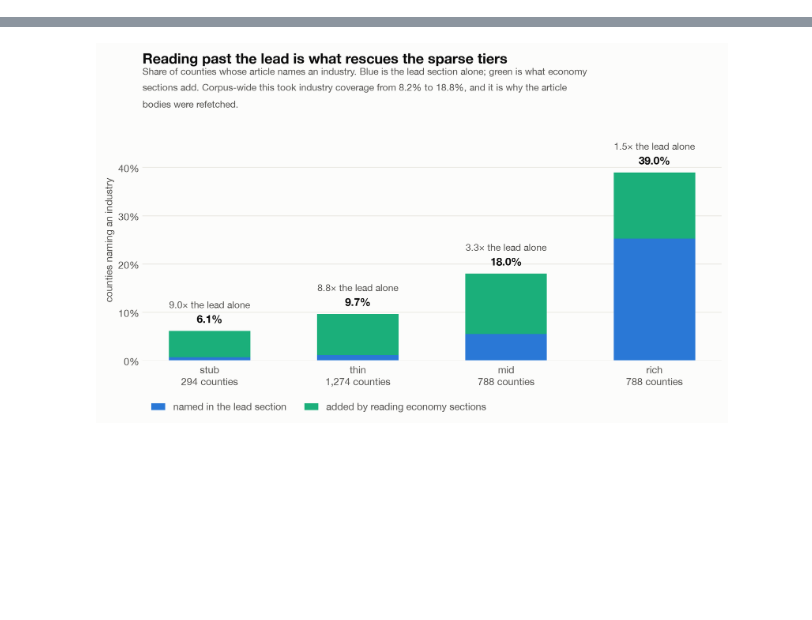
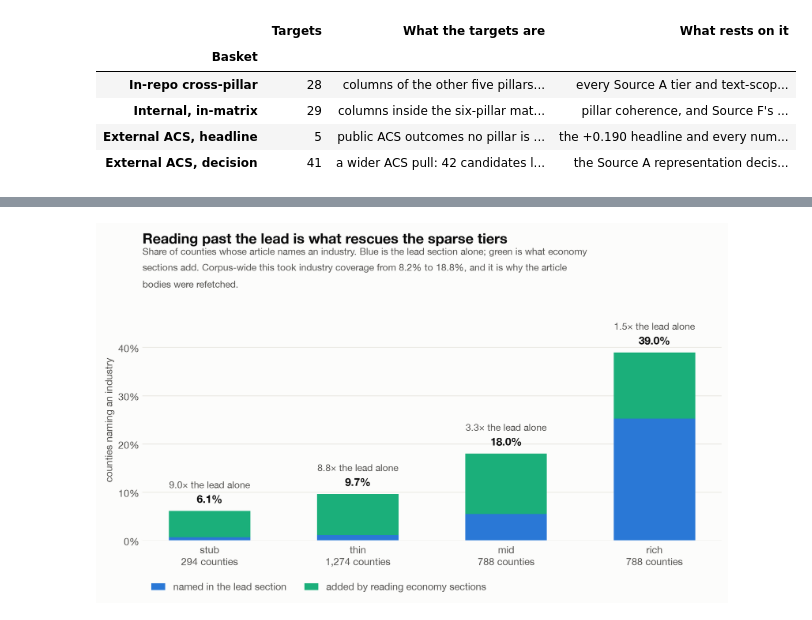
Before and after one commit to Max-Garcia-06/macro_embeddings, a Jupyter notebook: analysis-output/E_macro_pillar_worth_2026-08-13.ipynb, the cells around one changed output, grey strips where cells are left out. Drawn from its saved outputs; the diff is of its cells as text; code cells hidden in the pictures; blank space fills up the shorter version.

```diff
--- a/analysis-output/E_macro_pillar_worth_2026-08-13.ipynb
+++ b/analysis-output/E_macro_pillar_worth_2026-08-13.ipynb
@@ -44,6 +45,10 @@ embed = json.loads((ANALYSIS / "source-a" / "source_a_tiered_embedding_stats.jso
 asec = json.loads((ANALYSIS / "source-a" / "source_a_section_stats.json").read_text())
 atier = json.loads((ANALYSIS / "source-a" / "source_a_tier_stats.json").read_text())
 arep = json.loads((ANALYSIS / "source-a" / "source_a_representation_stats.json").read_text())
+mrep = json.loads(
+    (ANALYSIS / "source-a" / "source_a_representation_marginal_stats.json").read_text())
+acomp = json.loads(
+    (ANALYSIS / "source-a" / "source_a_section_composition_stats.json").read_text())
 etier = json.loads((ANALYSIS / "source-e" / "source_e_tier_stats.json").read_text())
 
 A_TIERS = ["stub", "thin", "mid", "rich"]
@@ -162,7 +167,7 @@ dirty = subprocess.run(
 ).stdout.strip()
 
 print(f"Run stamp · {date.today():%d %B %Y} · commit {sha}")
-print("Every figure below is computed from outputs/ and analysis-output/,")
+print("Every figure and table below is computed from outputs/ and analysis-output/,")
 print("regenerated from data/*.parquet by the six analysis scripts on 13 Aug 2026.")
 print("Regenerated artifacts vs. committed: "
       f"{'IDENTICAL — no drift' if not dirty else 'DIFFER — see git diff'}")
@@ -245,0 +215,25 @@ instead.** The split showed where economic content actually lives in the corpus.
+# %%
+baskets = pd.DataFrame([
+    ("In-repo cross-pillar", arep["n_targets"],
+     "columns of the other five pillars, predicted from Source A",
+     "every Source A tier and text-scope number: both tier sections, "
+     "the branching verdict, appendix A2"),
+    ("Internal, in-matrix", blk["n_targets"],
+     "columns inside the six-pillar matrix, each predicted from the rest",
+     "pillar coherence, and Source F's internal number in appendix A5"),
+    ("External ACS, headline", ext["n_targets"],
+     "public ACS outcomes no pillar is built from",
+     "the +0.190 headline and every number in the pillar-worth section"),
+    ("External ACS, decision", mrep["n_targets"] - len(mrep["excluded_targets"]),
+     f"a wider ACS pull: {mrep['n_targets']} candidates less "
+     f"{len(mrep['excluded_targets'])} excluded as degenerate",
+     "the Source A representation decision and the geography control"),
+], columns=["Basket", "Targets", "What the targets are", "What rests on it"])
+display(baskets.set_index("Basket"))
+# %% [output]
+|  | Targets | What the targets are | What rests on it |
+| Basket |  |  |  |
+| In-repo cross-pillar | 28 | columns of the other five pillars... | every Source A tier and text-scop... |
+| Internal, in-matrix | 29 | columns inside the six-pillar mat... | pillar coherence, and Source F's ... |
+| External ACS, headline | 5 | public ACS outcomes no pillar is ... | the +0.190 headline and every num... |
+| External ACS, decision | 41 | a wider ACS pull: 42 candidates l... | the Source A representation decis... |
```
Also changed, not shown: parts of 17 cells of this notebook, 1 other file.
